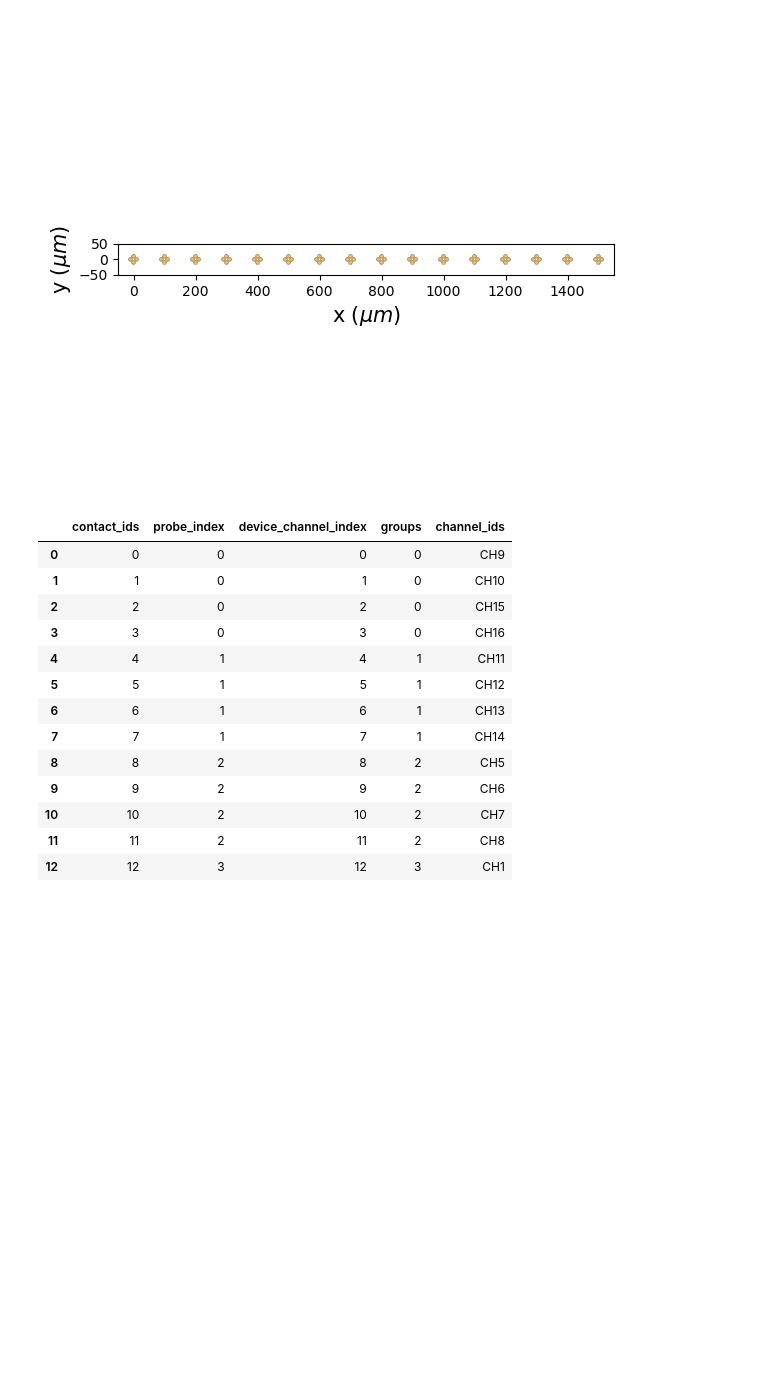
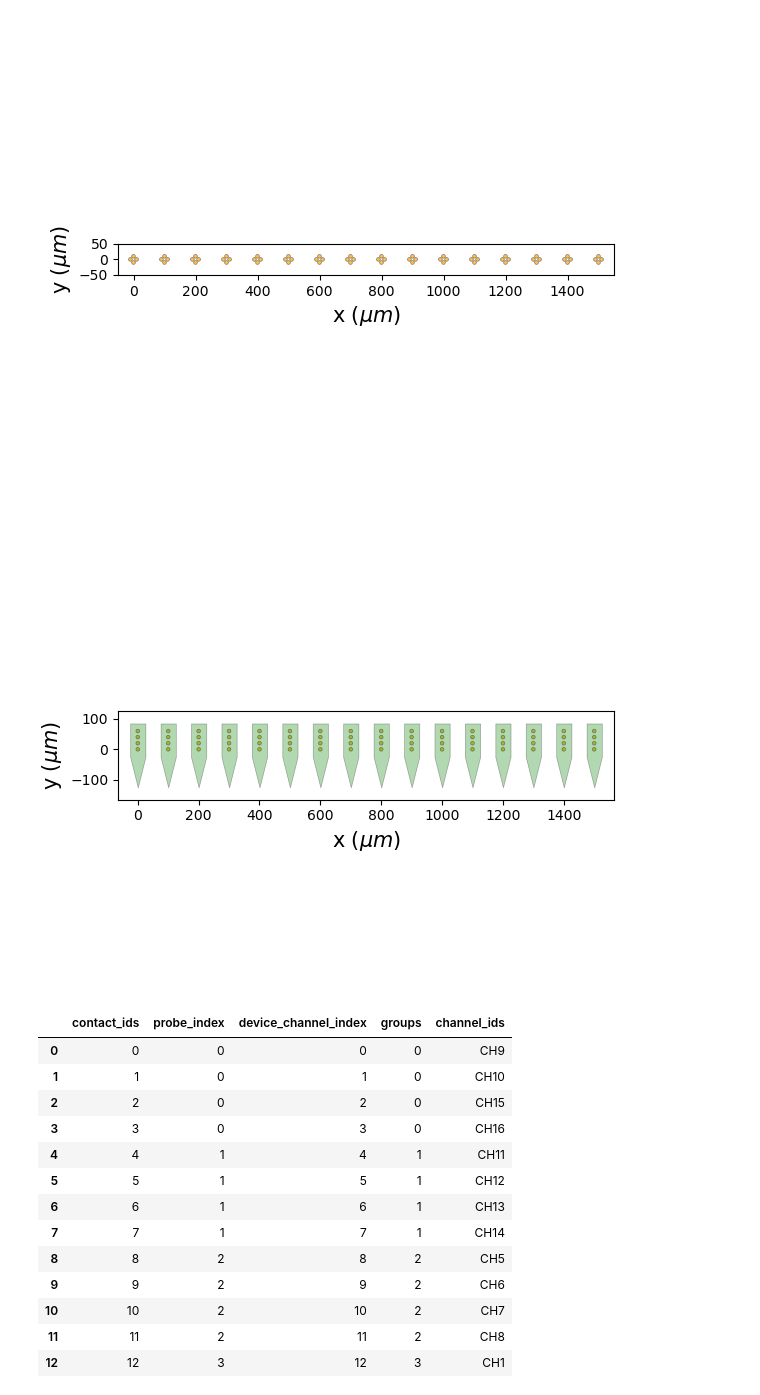
Before and after one commit to Gyrozaid/Neural-Analysis, a Jupyter notebook: sort_test.ipynb, the cells around one changed output. Cells and saved outputs as stored; diff of their text form; code cells hidden in the pictures; blank space fills up the shorter version.

Commit message:
variable probe groupings

```diff
--- a/sort_test.ipynb
+++ b/sort_test.ipynb
@@ -240,6 +238,29 @@ plot_probegroup(probe_group, with_device_index=False, with_contact_id=False, sam
 # %% [output]
 ['CH9', 'CH10', 'CH15', 'CH16', 'CH11', 'CH12', 'CH13', 'CH14', 'CH5', 'CH6', 'CH7', 'CH8', 'CH1', 'CH2', 'CH3', 'CH4', 'CH32', 'CH31', 'CH30', 'CH29', 'CH28', 'CH27', 'CH26', 'CH25', 'CH22', 'CH21',  ...
 [figure]
+# %%
+
+
+channel_names = list(full_raw_rec.get_channel_ids())
+probe_group = ProbeGroup()
+
+for i in range(int(len(channel_names) / 4)):
+    linear_probe = generate_linear_probe(num_elec=4)
+    linear_probe.move([i * 100, 0])
+    contact_ids = []
+
+    for j in range(4):
+        contact_ids.append(4*i + j)
+
+
+    linear_probe.set_contact_ids(contact_ids)
+    probe_group.add_probe(linear_probe)
+probe_group.set_global_device_channel_indices([i for i in range(64)])
+
+raw_rec = full_raw_rec.set_probegroup(probe_group, group_mode="by_probe")
+plot_probegroup(probe_group, with_device_index=False, with_contact_id=False, same_axes=True)
+# %% [output]
+[figure, added]
 # %%
 probe_indices = [i[0] for i in probe_group.get_global_device_channel_indices()]
 device_indices = [i[1] for i in probe_group.get_global_device_channel_indices()]
```
Also changed, not shown: parts of 2 cells of this notebook, 1 other file.
